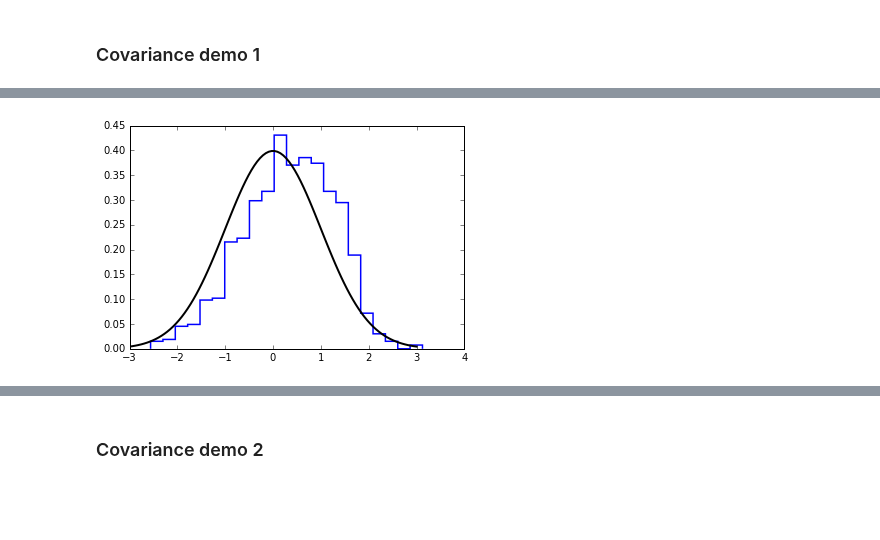
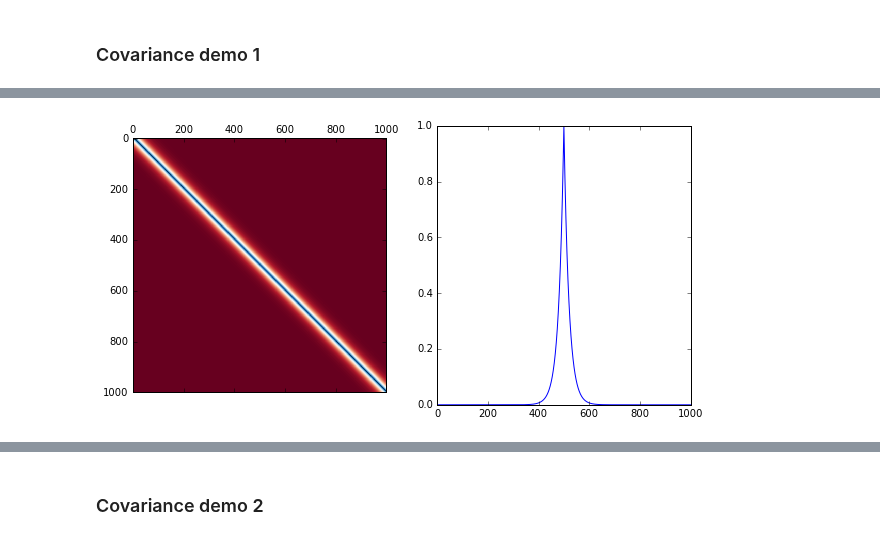
Before and after one commit to florent-leclercq/Bayes_InfoTheory, a Jupyter notebook: GRF_and_fNL.ipynb, the cells around one changed output, grey strips where cells are left out. Cells and saved outputs as stored; diff of their text form; code cells hidden in the pictures; blank space fills up the shorter version.

```diff
--- a/GRF_and_fNL.ipynb
+++ b/GRF_and_fNL.ipynb
@@ -29,5 +34,4 @@ plt.show()
 # %% [markdown]
 ### Covariance demo 1
 # %%
-covar=np.array([[np.exp(-np.abs((i-j)/20.)) for i in xrange(n)] for j in xrange(n)])
-plt.matshow(covar, cmap='RdBu')
+covar1=np.array([[np.exp(-np.abs((i-j)/20.)) for i in xrange(N)] for j in xrange(N)])
@@ -51,6 +38,8 @@ plt.scatter(np.arange(n),signal,marker='.',color='blue')
-# %%
-plt.plot(x, rv.pdf(x), color='black', lw=2)
-plt.hist(signal, bins='auto', normed=True, histtype='step', lw=1.5)
-plt.show()
-# %% [output]
-[figure, removed]
+# %%
+f, (ax1, ax2) = plt.subplots(1, 2, figsize=(10,5))
+ax1.matshow(covar1, cmap='RdBu')
+ax2.set_xlim(0,N)
+ax2.plot(np.arange(N),covar1[N/2])
+plt.show()
+# %% [output]
+[figure, added]
```
Also changed, not shown: parts of 34 cells of this notebook, 3 other files.
